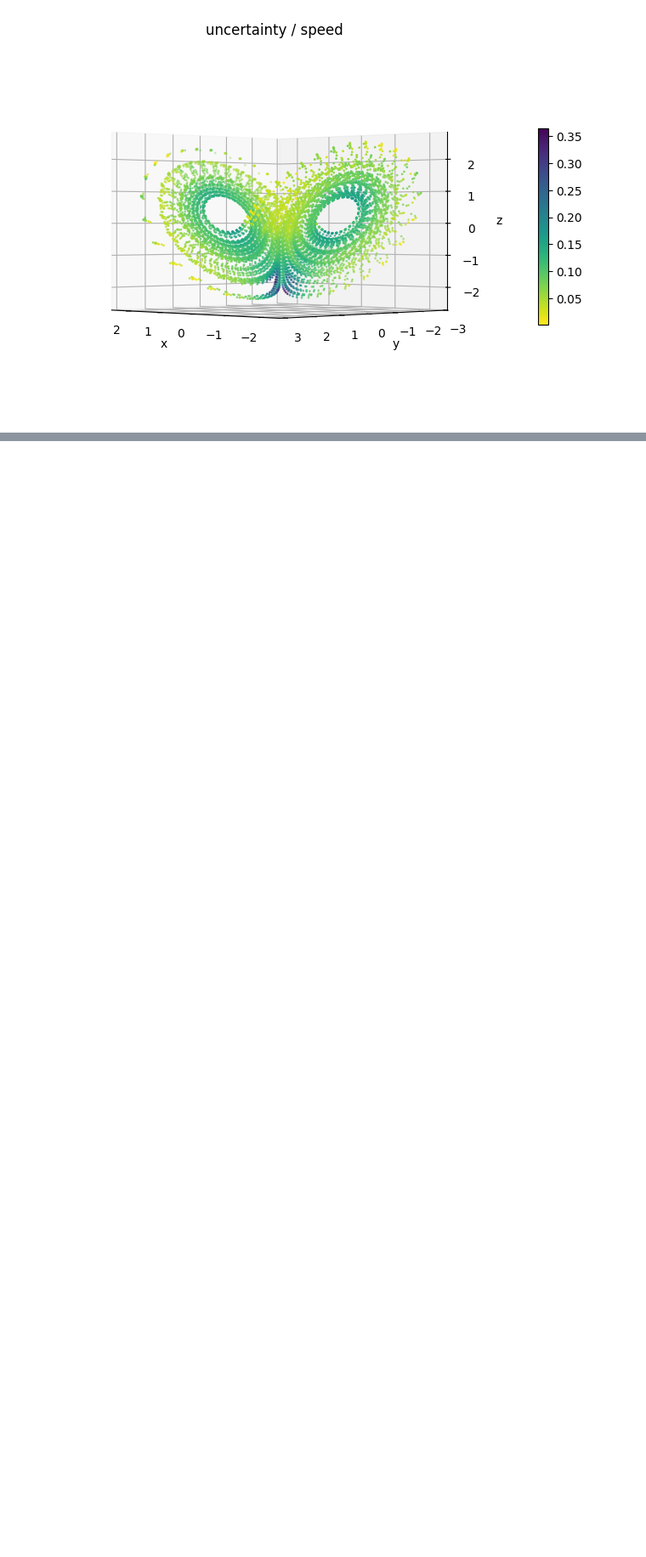
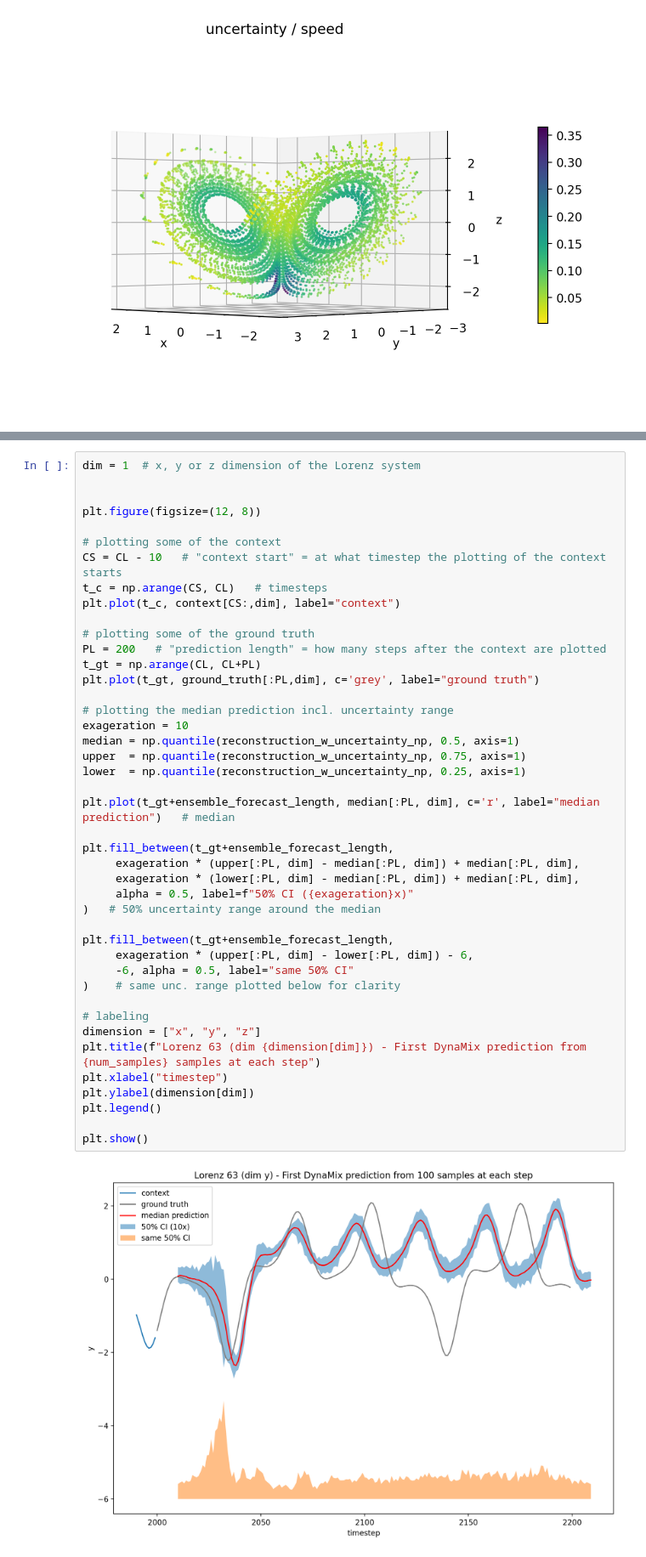
Before and after one commit to Fjallripa/DynaMix, a Jupyter notebook: notebooks/Uncertainty quantification.ipynb, the cells around one changed output, grey strips where cells are left out. Shown at 85% size. Drawn from its saved outputs; the diff is of its cells as text; blank space fills up the shorter version.

```diff
--- a/notebooks/Uncertainty quantification.ipynb
+++ b/notebooks/Uncertainty quantification.ipynb
@@ -190,0 +326,45 @@ plt.show()
+# %%
+dim = 1  # x, y or z dimension of the Lorenz system
+
+
+plt.figure(figsize=(12, 8))
+
+# plotting some of the context
+CS = CL - 10   # "context start" = at what timestep the plotting of the context starts
+t_c = np.arange(CS, CL)   # timesteps
+plt.plot(t_c, context[CS:,dim], label="context")
+
+# plotting some of the ground truth
+PL = 200   # "prediction length" = how many steps after the context are plotted
+t_gt = np.arange(CL, CL+PL)
+plt.plot(t_gt, ground_truth[:PL,dim], c='grey', label="ground truth")
+
+# plotting the median prediction incl. uncertainty range
+exageration = 10
+median = np.quantile(reconstruction_w_uncertainty_np, 0.5, axis=1)
+upper  = np.quantile(reconstruction_w_uncertainty_np, 0.75, axis=1)
+lower  = np.quantile(reconstruction_w_uncertainty_np, 0.25, axis=1)
+
+plt.plot(t_gt+ensemble_forecast_length, median[:PL, dim], c='r', label="median prediction")   # median
+
+plt.fill_between(t_gt+ensemble_forecast_length,
+     exageration * (upper[:PL, dim] - median[:PL, dim]) + median[:PL, dim],
+     exageration * (lower[:PL, dim] - median[:PL, dim]) + median[:PL, dim],
+     alpha = 0.5, label=f"50% CI ({exageration}x)"
+)   # 50% uncertainty range around the median
+
+plt.fill_between(t_gt+ensemble_forecast_length,
+     exageration * (upper[:PL, dim] - lower[:PL, dim]) - 6,
+     -6, alpha = 0.5, label="same 50% CI"
+)    # same unc. range plotted below for clarity
+
+# labeling
+dimension = ["x", "y", "z"]
+plt.title(f"Lorenz 63 (dim {dimension[dim]}) - First DynaMix prediction from {num_samples} samples at each step")
+plt.xlabel("timestep")
+plt.ylabel(dimension[dim])
+plt.legend()
+
+plt.show()
+# %% [output]
+[figure, added]
```
Also changed, not shown: parts of 27 cells of this notebook, 5 other files.
